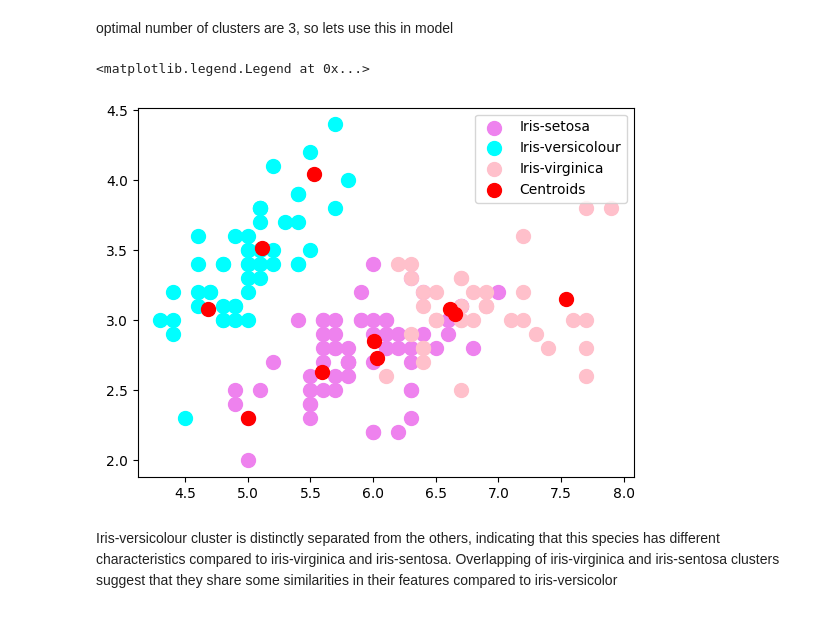
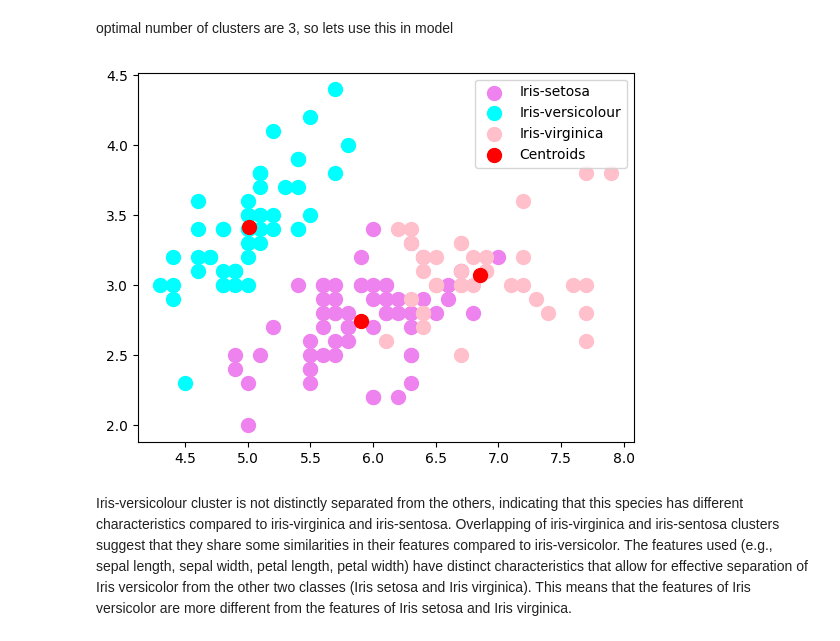
Before and after one commit to swetadiyu/unsupervisedlearning, a Jupyter notebook: unsupervisedlearning.ipynb, the cells around one changed output. Cells and saved outputs as stored; diff of their text form; code cells hidden in the pictures.

```diff
--- a/unsupervisedlearning.ipynb
+++ b/unsupervisedlearning.ipynb
@@ -50,2 +73,4 @@ data.shape
+# %%
+data.drop(['Id'],axis=1, inplace=True)
 # %% [markdown]
 Exploratory Data Analysis
@@ -63,13 +102,16 @@ plt.show()
 # %% [markdown]
 sepal width is negatively correlated with sepal length, petal length, petal width &
 petal length is positively correlated with sepal length and petal width
+# %%
+# Extract features
+X = data.iloc[:, :-1]  # Drop the Species column
 # %%
 # Determine optimal number of clusters using Elbow Method
 wcss = []
 for i in range(1,11):
     kmeans = KMeans(n_clusters = i, init = 'k-means++',
                     max_iter = 300, n_init = 10, random_state = 0)
-    kmeans.fit(features)
+    kmeans.fit(X)
     wcss.append(kmeans.inertia_)
 # %%
 # Plot the Elbow Graph
@@ -85,19 +127,18 @@ optimal number of clusters are 3, so lets use this in model
 # %%
 # Fit KMeans with the optimal number of clusters ( k=3 from the elbow graph)
 kmeans = KMeans(n_clusters =3, init = 'k-means++', max_iter = 300, n_init = 10, random_state = 0)
-cluster_labels = kmeans.fit_predict(features)
+y = kmeans.fit_predict(X)
 # %%
 #Visualising the clusters
-plt.scatter(features[cluster_labels == 0, 0], features[cluster_labels == 0, 1], s = 100, c = 'violet', label = 'Iris-setosa')
-plt.scatter(features[cluster_labels == 1, 0], features[cluster_labels == 1, 1], s = 100, c = 'cyan', label = 'Iris-versicolour')
-plt.scatter(features[cluster_labels == 2, 0], features[cluster_labels == 2, 1], s = 100, c = 'pink', label = 'Iris-virginica')
-
+plt.scatter(X.loc[y == 0, X.columns[0]], X.loc[y == 0, X.columns[1]], s=100, c='violet', label='Iris-setosa')
+plt.scatter(X.loc[y == 1, X.columns[0]], X.loc[y == 1, X.columns[1]], s=100, c='cyan', label='Iris-versicolour')
+plt.scatter(X.loc[y == 2, X.columns[0]], X.loc[y == 2, X.columns[1]], s=100, c='pink', label='Iris-virginica')
 #Plotting the centroids of the clusters
 plt.scatter(kmeans.cluster_centers_[:, 0], kmeans.cluster_centers_[:,1], s = 100, c = 'red', label = 'Centroids')
 
 plt.legend()
+plt.show()
 # %% [output]
-<matplotlib.legend.Legend at 0x...>
-[figure, old version]
+[figure, new version]
 # %% [markdown]
-Iris-versicolour cluster is distinctly separated from the others, indicating that this species has different characteristics compared to iris-virginica and iris-sentosa. Overlapping of iris-virginica and iris-sentosa clusters suggest that they share some similarities in their features compared to iris-versicolor
+Iris-versicolour cluster is not distinctly separated from the others, indicating that this species has different characteristics compared to iris-virginica and iris-sentosa. Overlapping of iris-virginica and iris-sentosa clusters suggest that they share some similarities in their features compared to iris-versicolor. The features used (e.g., sepal length, sepal width, petal length, petal width) have distinct characteristics that allow for effective separation of Iris versicolor from the other two classes (Iris setosa and Iris virginica). This means that the features of Iris versicolor are more different from the features of Iris setosa and Iris virginica.
```
Also changed, not shown: parts of 14 cells of this notebook.
